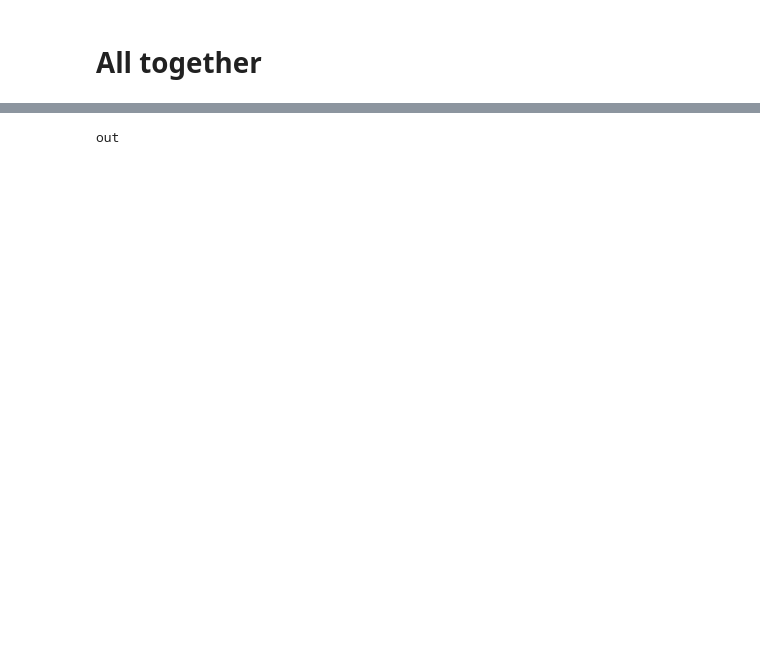
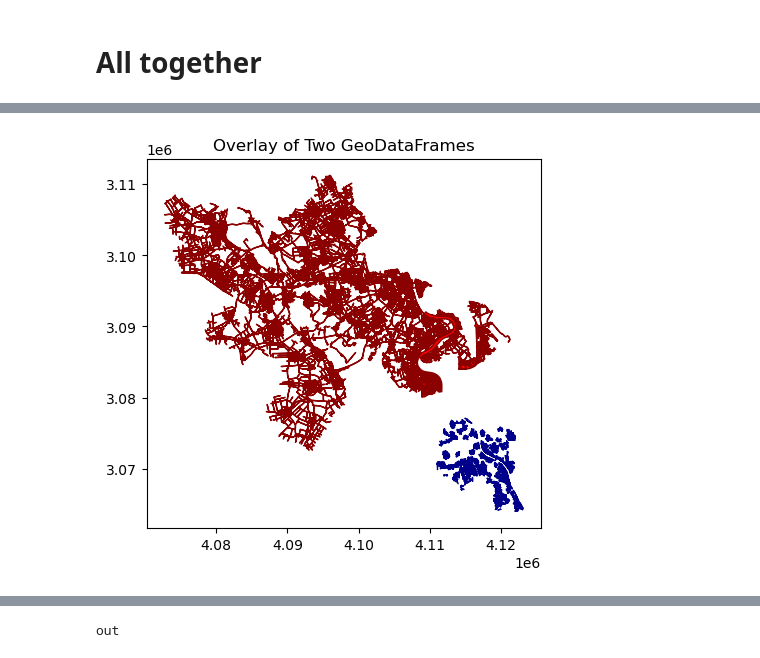
Before and after one commit to ubachr/GQA, a Jupyter notebook: dev/03_Postprocessing_SA_Calc_stats_August.ipynb, the cells around one changed output, grey strips where cells are left out. Saved outputs shown, nothing was run; the diff lists cells and outputs as text; code cells hidden in the pictures; blank space fills up the shorter version.

```diff
--- a/dev/03_Postprocessing_SA_Calc_stats_August.ipynb
+++ b/dev/03_Postprocessing_SA_Calc_stats_August.ipynb
@@ -289,0 +473,21 @@ NameError: name 'SA_final' is not defined
+# %%
+import geopandas as gpd
+import matplotlib.pyplot as plt
+
+# Load your GeoDataFrames
+
+
+# Plot both GeoDataFrames on the same axis
+fig, ax = plt.subplots()
+
+# Plot the first GeoDataFrame
+SA_GQA_urbc.plot(ax=ax, color='blue', edgecolor='darkblue')
+
+# Plot the second GeoDataFrame
+ua.plot(ax=ax, color='red', edgecolor='darkred')
+
+# Add title and labels
+ax.set_title('Overlay of Two GeoDataFrames')
+plt.show()
+# %% [output]
+[figure, added]
```
Also changed, not shown: parts of 38 cells of this notebook, 9 other files.
